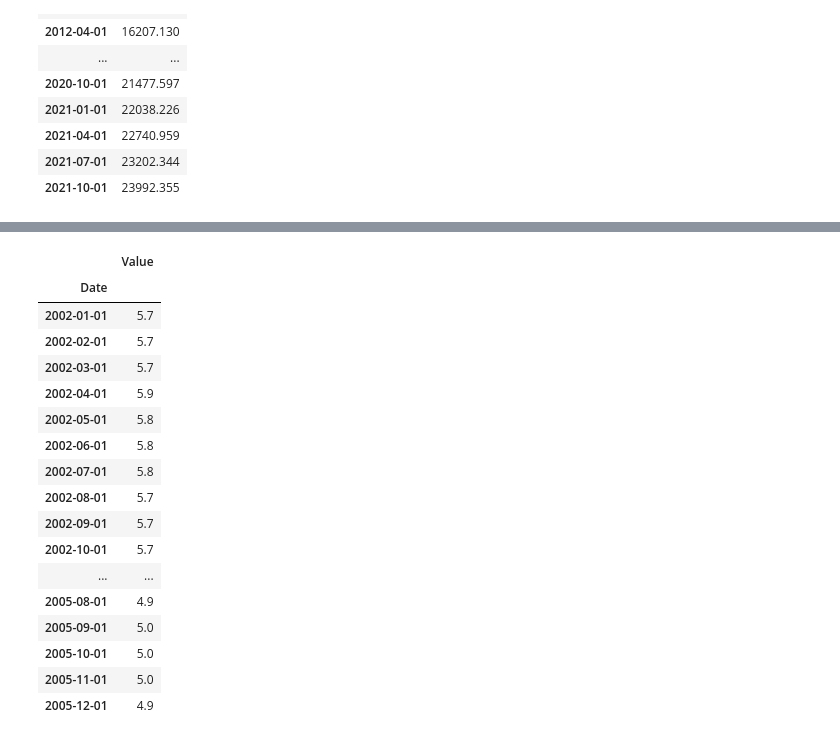
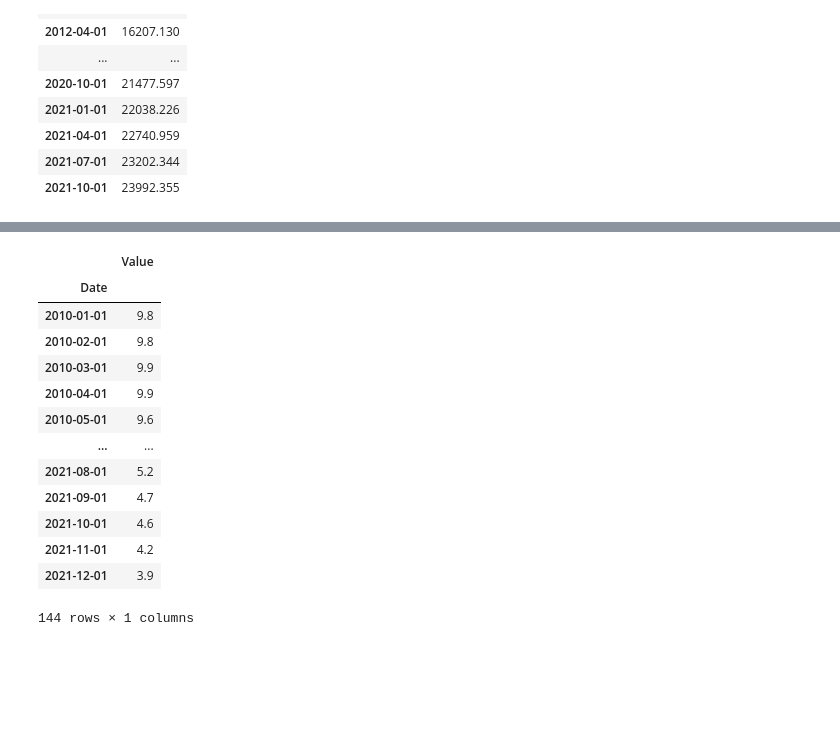
Before and after one commit to gusibis/main, a Jupyter notebook: project1.ipynb, the cells around one changed output, grey strips where cells are left out. Saved outputs shown, nothing was run; the diff lists cells and outputs as text; code cells hidden in the pictures; blank space fills up the shorter version.

```diff
--- a/project1.ipynb
+++ b/project1.ipynb
@@ -172,28 +200,26 @@ zjson_pd
 # %%
 filePath5 = "./Resources/unemployment.csv"
 if not os.path.isfile(filePath5):
-    unemploymentRateData = nasdaqdatalink.get("FRED/UNRATE", start_date="2001-12-31", end_date="2005-12-31")
+    unemploymentRateData = nasdaqdatalink.get("FRED/UNRATE", start_date="2010-01-01", end_date="2021-12-31")
     # unemploymentRateData
     unplmnt_pd = pd.DataFrame(unemploymentRateData)
 else:
     unplmnt_pd = pd.read_csv(filePath5)
+
+unplmnt_pd.to_csv("./Resources/unemployment.csv")
 unplmnt_pd
 # %% [output]
 |  | Value |
 | Date |  |
-| 2002-01-01 | 5.7 |
-| 2002-02-01 | 5.7 |
-| 2002-03-01 | 5.7 |
-| 2002-04-01 | 5.9 |
-| 2002-05-01 | 5.8 |
-| 2002-06-01 | 5.8 |
-| 2002-07-01 | 5.8 |
-| 2002-08-01 | 5.7 |
-| 2002-09-01 | 5.7 |
-| 2002-10-01 | 5.7 |
+| 2010-01-01 | 9.8 |
+| 2010-02-01 | 9.8 |
+| 2010-03-01 | 9.9 |
+| 2010-04-01 | 9.9 |
+| 2010-05-01 | 9.6 |
 | ... | ... |
-| 2005-08-01 | 4.9 |
-| 2005-09-01 | 5.0 |
-| 2005-10-01 | 5.0 |
-| 2005-11-01 | 5.0 |
-| 2005-12-01 | 4.9 |
+| 2021-08-01 | 5.2 |
+| 2021-09-01 | 4.7 |
+| 2021-10-01 | 4.6 |
+| 2021-11-01 | 4.2 |
+| 2021-12-01 | 3.9 |
+144 rows × 1 columns
```
Also changed, not shown: parts of 5 cells of this notebook, 3 other files.
